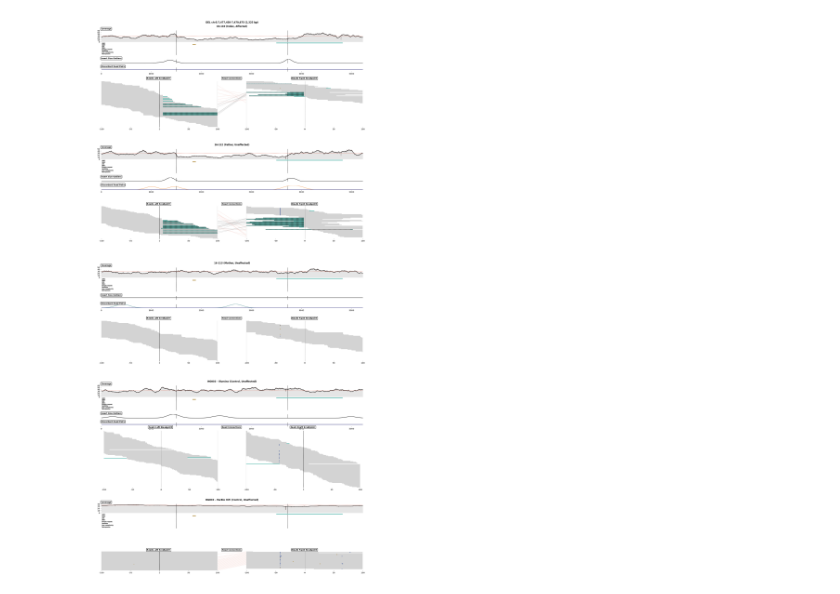
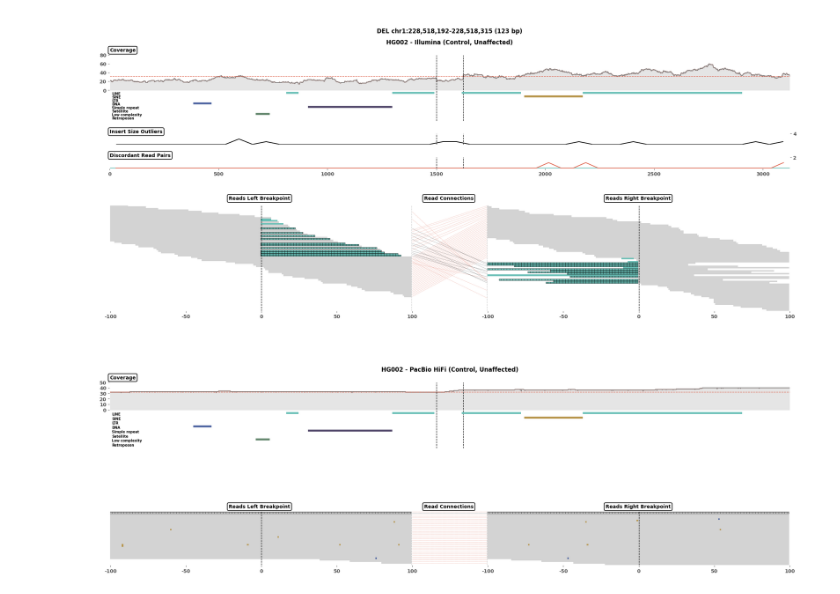
Before and after one commit to burgshrimps/cuban, a Jupyter notebook: sv-visualize.ipynb, the cells around one changed output. Cells and saved outputs as stored; diff of their text form; code cells hidden in the pictures.

```diff
--- a/sv-visualize.ipynb
+++ b/sv-visualize.ipynb
@@ -22,11 +22,12 @@ repeat_df = pd.read_csv(repeats, sep='\t')
 # %%
 # Region
 sv_type = 'DEL'
-chrom = 'chr5'
-start = 7477450
-stop = 7479675
+chrom = 'chr1'
+start = 228518192
+stop = 228518192 + 123
 
 # Samples from cohort
+"""
 cohort_samples = {'16-110' : {'family_status' : 'index',
                               'disease_status' : 'affected',
                               'technology' : 'ill',
@@ -41,6 +42,12 @@ cohort_samples = {'16-110' : {'family_status' : 'index',
                               'disease_status' : 'unaffected',
                               'technology' : 'ill',
                               'bam_name' : f'/confidential/typo/cohorts/Udd/aligned_bam/16-113/GRCh38.bwa_mem.pe.sorted.mdup.recal.bam',
+                              'baseline_cov' : 30}}"""
+
+cohort_samples = {'159-98' : {'family_status' : 'index',
+                              'disease_status' : 'affected',
+                              'technology' : 'ill',
+                              'bam_name' : f'/confidential/tGenVar/tech/illumina/snakemake_results/bam_hg38/159_98/bwa_mem.pe.sorted.mdup.bam',
                               'baseline_cov' : 30}}
 
 # Load baseline coverage for control samples
@@ -72,6 +79,6 @@ rep_y_pos_map = {'LINE' : (-6, '#6ac0b7'),
                  'Low_complexity' : (-54, '#61856b'),
                  'Retroposon' : (-62, '#2f7155')}
 # %%
-plot_breakpoints_ill(samples, repeat_df, sv_type, chrom, start, stop, padding=1500, window=100, collapse_ins=False)
+plot_breakpoints_ill(control_samples, repeat_df, sv_type, chrom, start, stop, padding=1500, window=100, collapse_ins=False)
 # %% [output]
-[figure, old version]
+[figure, new version]
```
Also changed, not shown: 2 other files.
